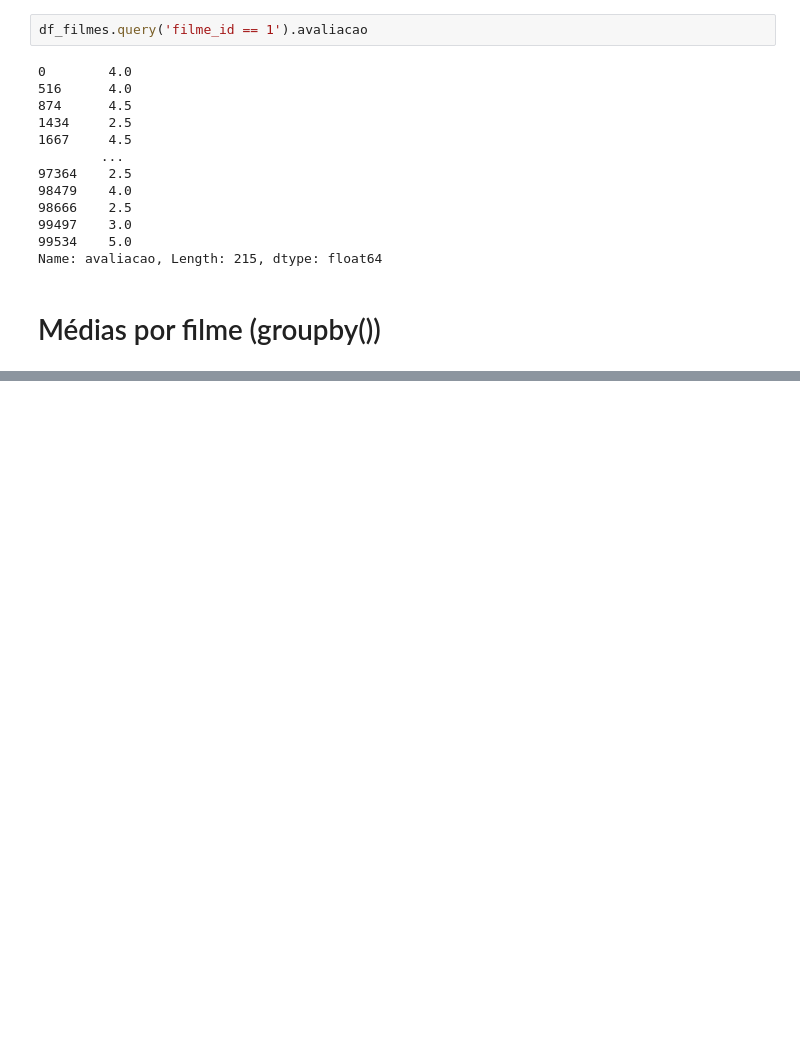
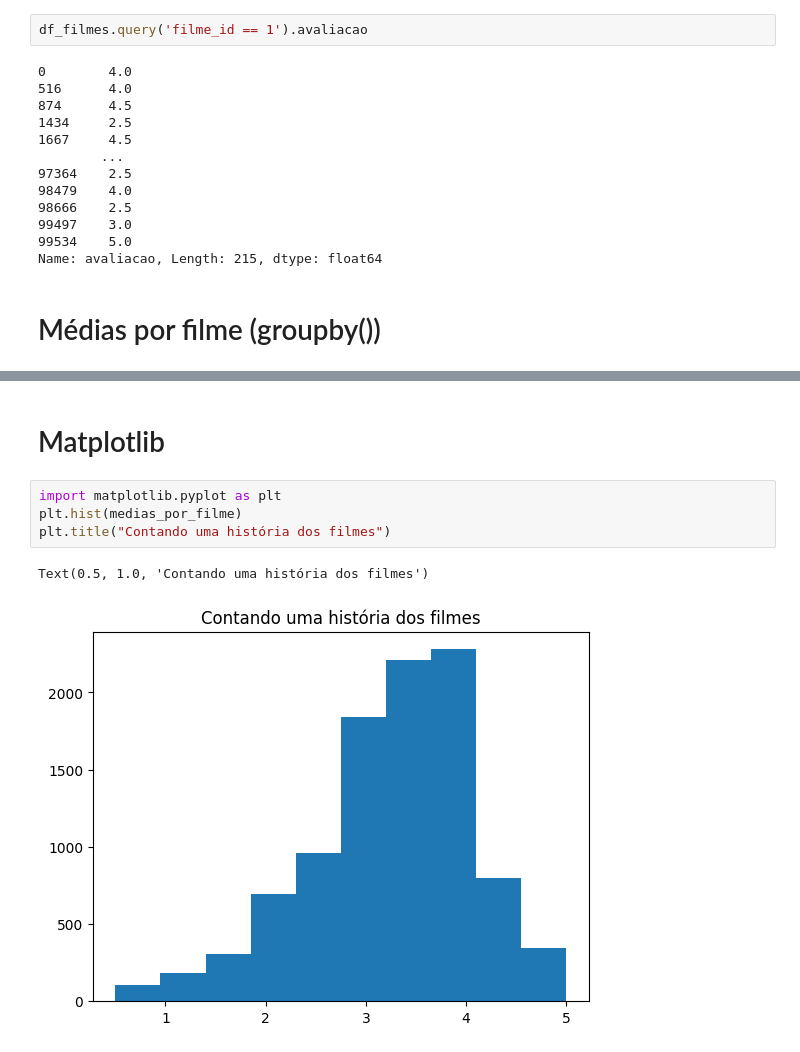
Before and after one commit to Lafaietepedro/semana_eda_tarde, a Jupyter notebook: dia1.ipynb, the cells around one changed output, grey strips where cells are left out. Saved outputs shown, nothing was run; the diff lists cells and outputs as text; blank space fills up the shorter version.

```diff
--- a/dia1.ipynb
+++ b/dia1.ipynb
@@ -386,0 +444,9 @@ Name: avaliacao, Length: 215, dtype: float64
+# %% [markdown]
+# Matplotlib
+# %%
+import matplotlib.pyplot as plt
+plt.hist(medias_por_filme)
+plt.title("Contando uma história dos filmes")
+# %% [output]
+Text(0.5, 1.0, 'Contando uma história dos filmes')
+[figure, added]
```
Also changed, not shown: parts of 14 cells of this notebook, 2 other files.
